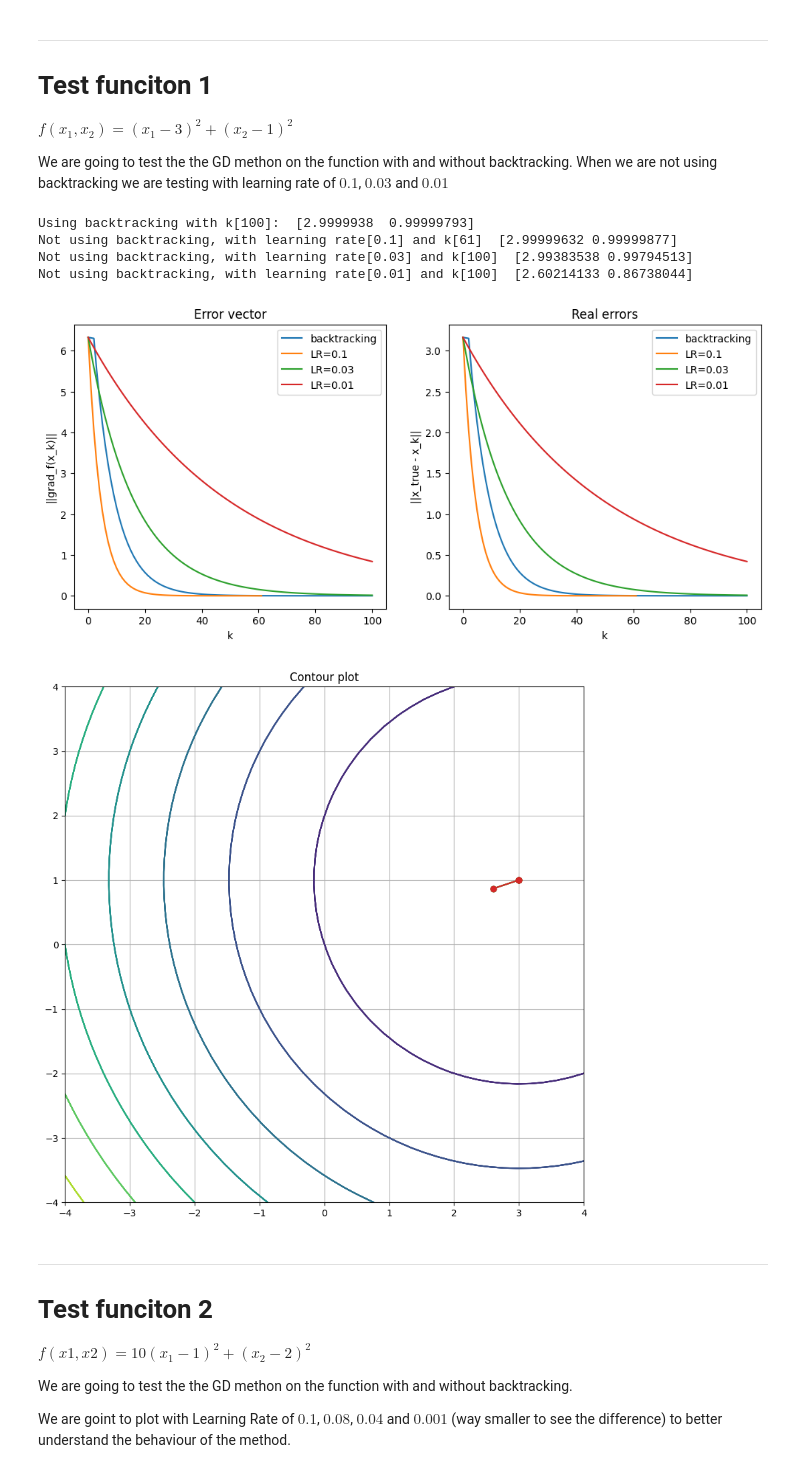
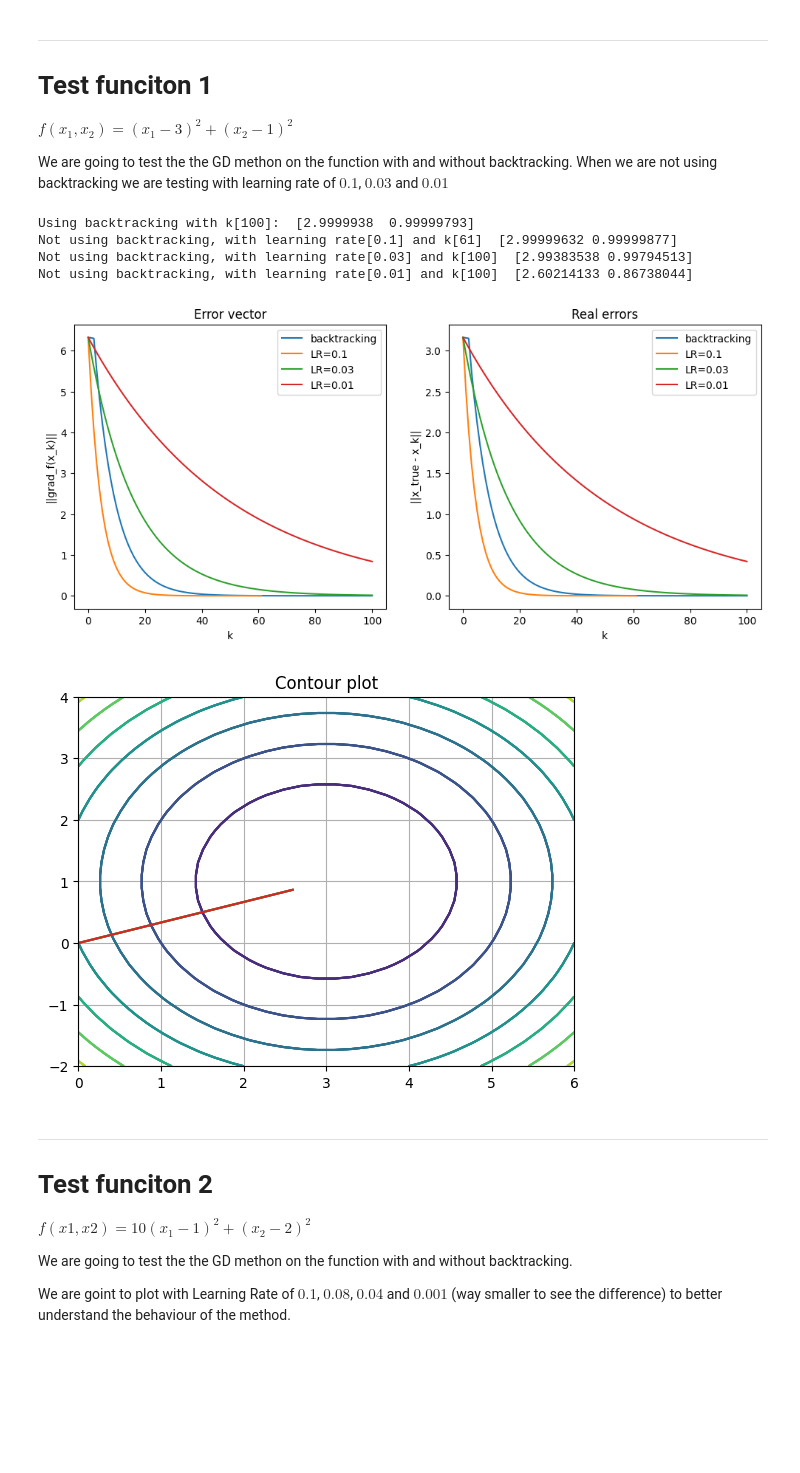
Before and after one commit to ChiaraAngileri/SMM_lab, a Jupyter notebook: Lab3/Homework3_Optimization via GD.ipynb, the cells around one changed output. Drawn from its saved outputs; the diff is of its cells as text; code cells hidden in the pictures; blank space fills up the shorter version.

```diff
--- a/Lab3/Homework3_Optimization via GD.ipynb
+++ b/Lab3/Homework3_Optimization via GD.ipynb
@@ -358,38 +360,39 @@ for e in range(len(f_tot)):
 plt.legend(legend)
 
 
 plt.subplot(1,2,2)
 plt.title('Real errors')
 plt.xlabel('k')
 plt.ylabel('||x_true - x_k||')
 
 for e in range(len(f_tot)):
     kk = np.arange(0, k_tot[e]+1)
     plt.plot(kk, true_errors[e])
 plt.legend(legend)
 
 plt.show()
 
-plt.figure(figsize=(10, 10))
 for i in range(len(x_tot)):
-    xv = np.linspace(-4, 4, 40)
-    yv = np.linspace(-4, 4, 40)
+    xv = np.linspace(0,6,30)
+    yv = np.linspace(-2,4,30)
     xx, yy = np.meshgrid(xv, yv)
     #Compute the value of f over the grid
     zz = f1([xx, yy])
     plt.contour(xx, yy, zz)
 
-    plt.plot(x_min[:,0], x_min[:,1], 'o-')
+    k_backtracking = k_tot[0]
+    #plt.plot(x_min[:,0], x_min[:,1], 'o-')
+    plt.plot(x[:k_backtracking,0],x[:k_backtracking,1],'-')
 plt.title("Contour plot")
 plt.grid()
 plt.show()
 # %% [output]
 Using backtracking with k[100]:  [2.9999938  0.99999793]
 Not using backtracking, with learning rate[0.1] and k[61]  [2.99999632 0.99999877]
 Not using backtracking, with learning rate[0.03] and k[100]  [2.99383538 0.99794513]
 Not using backtracking, with learning rate[0.01] and k[100]  [2.60214133 0.86738044]
 [figure]
-[figure, old version]
+[figure, new version]
 # %% [markdown]
 ---
 
```
Also changed, not shown: parts of 1 cell of this notebook.
